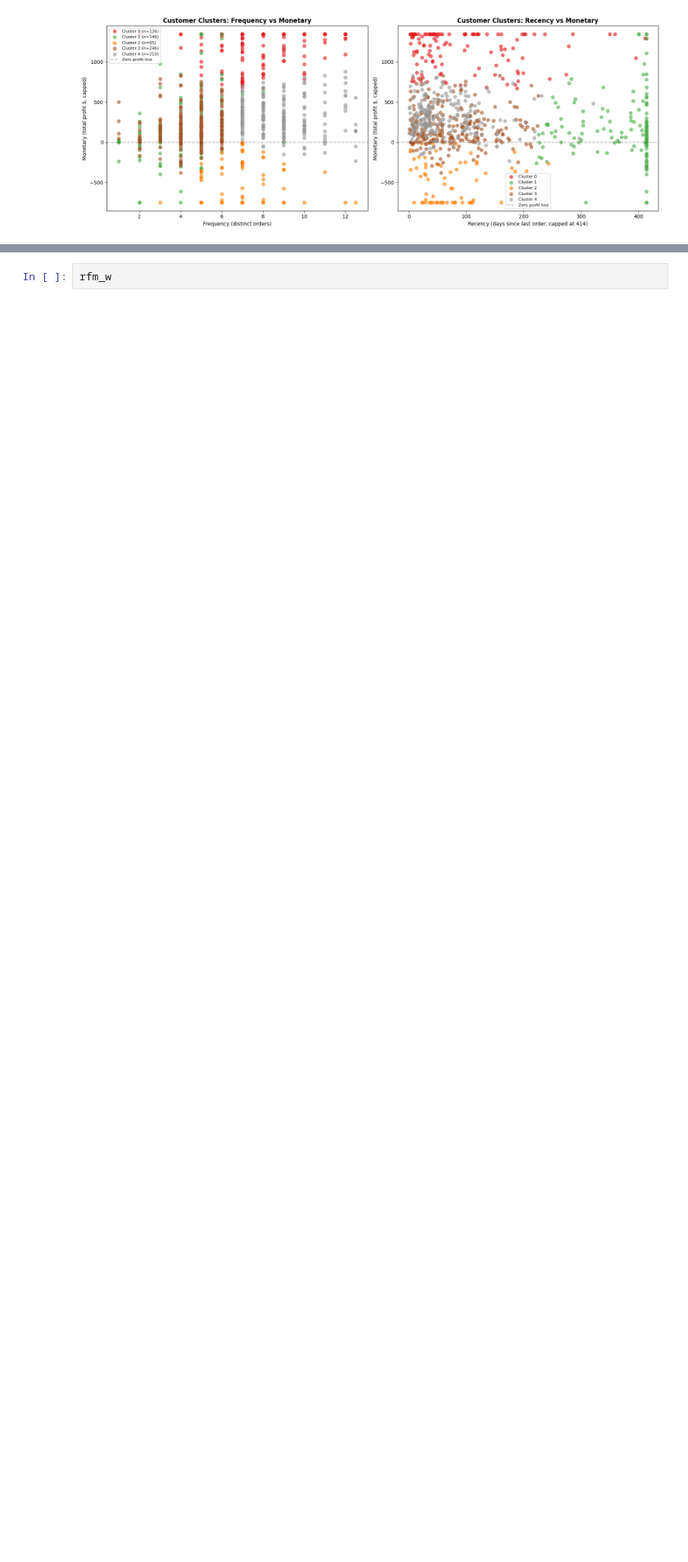
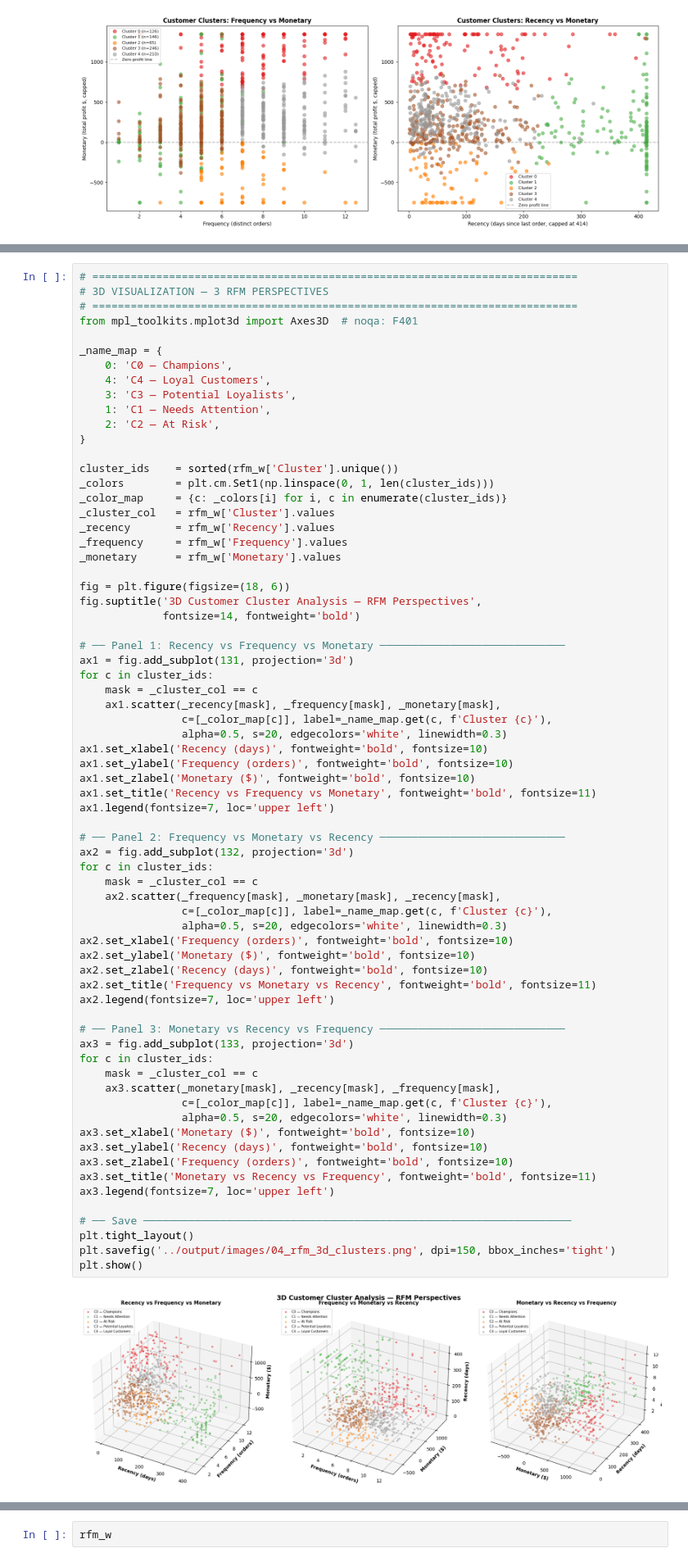
Before and after one commit to ivanya93/superstore_segmentation, a Jupyter notebook: notebooks/04_segmentation.ipynb, the cells around one changed output, grey strips where cells are left out. Shown at 82% size. Drawn from its saved outputs; the diff is of its cells as text; blank space fills up the shorter version.

```diff
--- a/notebooks/04_segmentation.ipynb
+++ b/notebooks/04_segmentation.ipynb
@@ -583,3 +587,74 @@ plt.show()
+# %%
+# ============================================================================
+# 3D VISUALIZATION — 3 RFM PERSPECTIVES
+# ============================================================================
+from mpl_toolkits.mplot3d import Axes3D  # noqa: F401
+
+_name_map = {
+    0: 'C0 — Champions',
+    4: 'C4 — Loyal Customers',
+    3: 'C3 — Potential Loyalists',
+    1: 'C1 — Needs Attention',
+    2: 'C2 — At Risk',
+}
+
+cluster_ids    = sorted(rfm_w['Cluster'].unique())
+_colors        = plt.cm.Set1(np.linspace(0, 1, len(cluster_ids)))
+_color_map     = {c: _colors[i] for i, c in enumerate(cluster_ids)}
+_cluster_col   = rfm_w['Cluster'].values
+_recency       = rfm_w['Recency'].values
+_frequency     = rfm_w['Frequency'].values
+_monetary      = rfm_w['Monetary'].values
+
+fig = plt.figure(figsize=(18, 6))
+fig.suptitle('3D Customer Cluster Analysis — RFM Perspectives',
+             fontsize=14, fontweight='bold')
+
+# ── Panel 1: Recency vs Frequency vs Monetary ─────────────────────────────
+ax1 = fig.add_subplot(131, projection='3d')
+for c in cluster_ids:
+    mask = _cluster_col == c
+    ax1.scatter(_recency[mask], _frequency[mask], _monetary[mask],
+                c=[_color_map[c]], label=_name_map.get(c, f'Cluster {c}'),
+                alpha=0.5, s=20, edgecolors='white', linewidth=0.3)
+ax1.set_xlabel('Recency (days)', fontweight='bold', fontsize=10)
+ax1.set_ylabel('Frequency (orders)', fontweight='bold', fontsize=10)
+ax1.set_zlabel('Monetary ($)', fontweight='bold', fontsize=10)
+ax1.set_title('Recency vs Frequency vs Monetary', fontweight='bold', fontsize=11)
+ax1.legend(fontsize=7, loc='upper left')
+
+# ── Panel 2: Frequency vs Monetary vs Recency ─────────────────────────────
+ax2 = fig.add_subplot(132, projection='3d')
+for c in cluster_ids:
+    mask = _cluster_col == c
+    ax2.scatter(_frequency[mask], _monetary[mask], _recency[mask],
+                c=[_color_map[c]], label=_name_map.get(c, f'Cluster {c}'),
+                alpha=0.5, s=20, edgecolors='white', linewidth=0.3)
+ax2.set_xlabel('Frequency (orders)', fontweight='bold', fontsize=10)
+ax2.set_ylabel('Monetary ($)', fontweight='bold', fontsize=10)
+ax2.set_zlabel('Recency (days)', fontweight='bold', fontsize=10)
+ax2.set_title('Frequency vs Monetary vs Recency', fontweight='bold', fontsize=11)
+ax2.legend(fontsize=7, loc='upper left')
+
+# ── Panel 3: Monetary vs Recency vs Frequency ─────────────────────────────
+ax3 = fig.add_subplot(133, projection='3d')
+for c in cluster_ids:
+    mask = _cluster_col == c
+    ax3.scatter(_monetary[mask], _recency[mask], _frequency[mask],
+                c=[_color_map[c]], label=_name_map.get(c, f'Cluster {c}'),
+                alpha=0.5, s=20, edgecolors='white', linewidth=0.3)
+ax3.set_xlabel('Monetary ($)', fontweight='bold', fontsize=10)
+ax3.set_ylabel('Recency (days)', fontweight='bold', fontsize=10)
+ax3.set_zlabel('Frequency (orders)', fontweight='bold', fontsize=10)
+ax3.set_title('Monetary vs Recency vs Frequency', fontweight='bold', fontsize=11)
+ax3.legend(fontsize=7, loc='upper left')
+
+# ── Save ───────────────────────────────────────────────────────────────────
+plt.tight_layout()
+plt.savefig('../output/images/04_rfm_3d_clusters.png', dpi=150, bbox_inches='tight')
+plt.show()
+# %% [output]
+[figure, added]
 # %% [markdown]
 **Interpretation:**
 
```
Also changed, not shown: parts of 1 cell of this notebook, 4 other files.
